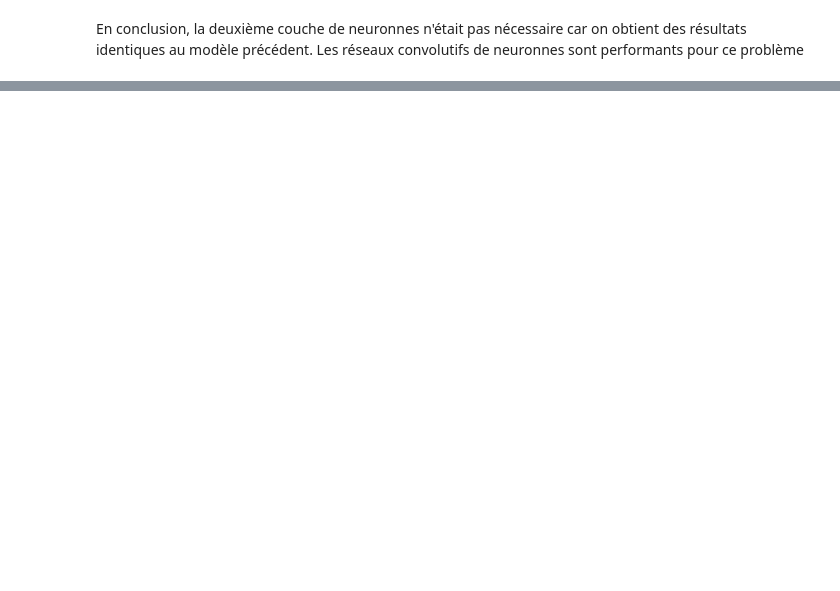
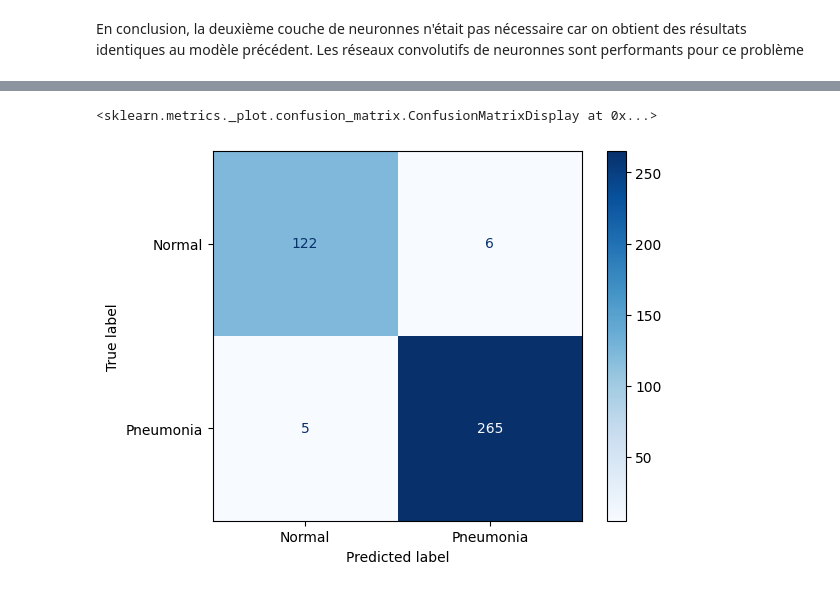
Before and after one commit to ellupallo/Kuvat_ja_mallinnus, a Jupyter notebook: keuhkokuva.ipynb, the cells around one changed output, grey strips where cells are left out. Saved outputs shown, nothing was run; the diff lists cells and outputs as text; code cells hidden in the pictures; blank space fills up the shorter version.

```diff
--- a/keuhkokuva.ipynb
+++ b/keuhkokuva.ipynb
@@ -356,20 +439,20 @@ Seulement 6 images ont mal été classifiées.
 # %% [markdown]
 2 couches convolutionnelles¶
 # %%
-# # Modèle CNN plus profond
-# modelx = Sequential()
-# modelx.add(Conv2D(32, (3, 3), input_shape=(128, 128, 3), activation='relu'))
-# modelx.add(MaxPooling2D(pool_size=(2, 2)))
-# modelx.add(Conv2D(20, (3, 3), activation='relu'))
-# modelx.add(MaxPooling2D(pool_size=(2, 2)))
-# modelx.add(Conv2D(20, (3, 3), activation='relu'))
-# modelx.add(MaxPooling2D(pool_size=(2, 2)))
-# modelx.add(Dropout(0.2))
-# modelx.add(Flatten())
-# modelx.add(Dense(Nombre_classes, activation='softmax'))
+# Modèle CNN plus profond
+modelx = Sequential()
+modelx.add(Conv2D(32, (3, 3), input_shape=(128, 128, 3), activation='relu'))
+modelx.add(MaxPooling2D(pool_size=(2, 2)))
+modelx.add(Conv2D(20, (3, 3), activation='relu'))
+modelx.add(MaxPooling2D(pool_size=(2, 2)))
+modelx.add(Conv2D(20, (3, 3), activation='relu'))
+modelx.add(MaxPooling2D(pool_size=(2, 2)))
+modelx.add(Dropout(0.2))
+modelx.add(Flatten())
+modelx.add(Dense(Nombre_classes, activation='softmax'))
 
-# # Compilation du modèle
-# modelx.compile(loss='sparse_categorical_crossentropy', optimizer='adam', metrics=['accuracy'])
+# Compilation du modèle
+modelx.compile(loss='sparse_categorical_crossentropy', optimizer='adam', metrics=['accuracy'])
 # %%
 modelx.summary()
 # %% [output]
@@ -428,2 +511,4 @@ Score : 96.48%
 # %% [markdown]
 En conclusion, la deuxième couche de neuronnes n'était pas nécessaire car on obtient des résultats identiques au modèle précédent. Les réseaux convolutifs de neuronnes sont performants pour ce problème
+# %%
+y_predx = np.argmax(modelx.predict(X_test), axis=1)
@@ -429,0 +517,12 @@ En conclusion, la deuxième couche de neuronnes n'était pas nécessaire car on
+# %%
+from sklearn.metrics import confusion_matrix, ConfusionMatrixDisplay
+
+# Generate confusion matrix
+cm = confusion_matrix(y_test, y_predx)
+
+# Display confusion matrix
+disp = ConfusionMatrixDisplay(confusion_matrix=cm, display_labels=["Normal", "Pneumonia"])  # Adjust labels
+disp.plot(cmap="Blues")
+# %% [output]
+<sklearn.metrics._plot.confusion_matrix.ConfusionMatrixDisplay at 0x...>
+[figure, added]
```
Also changed, not shown: parts of 31 cells of this notebook, 3 other files.
